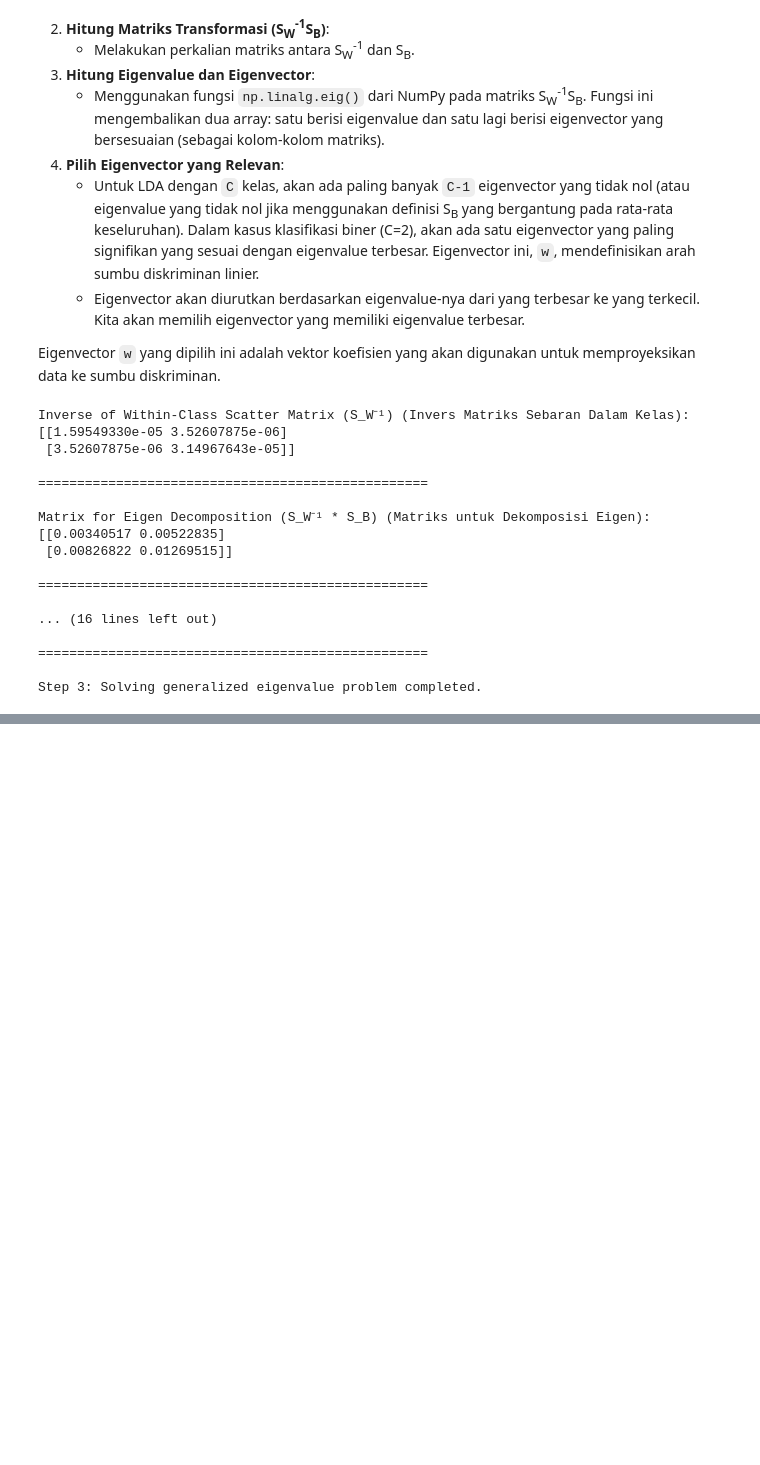
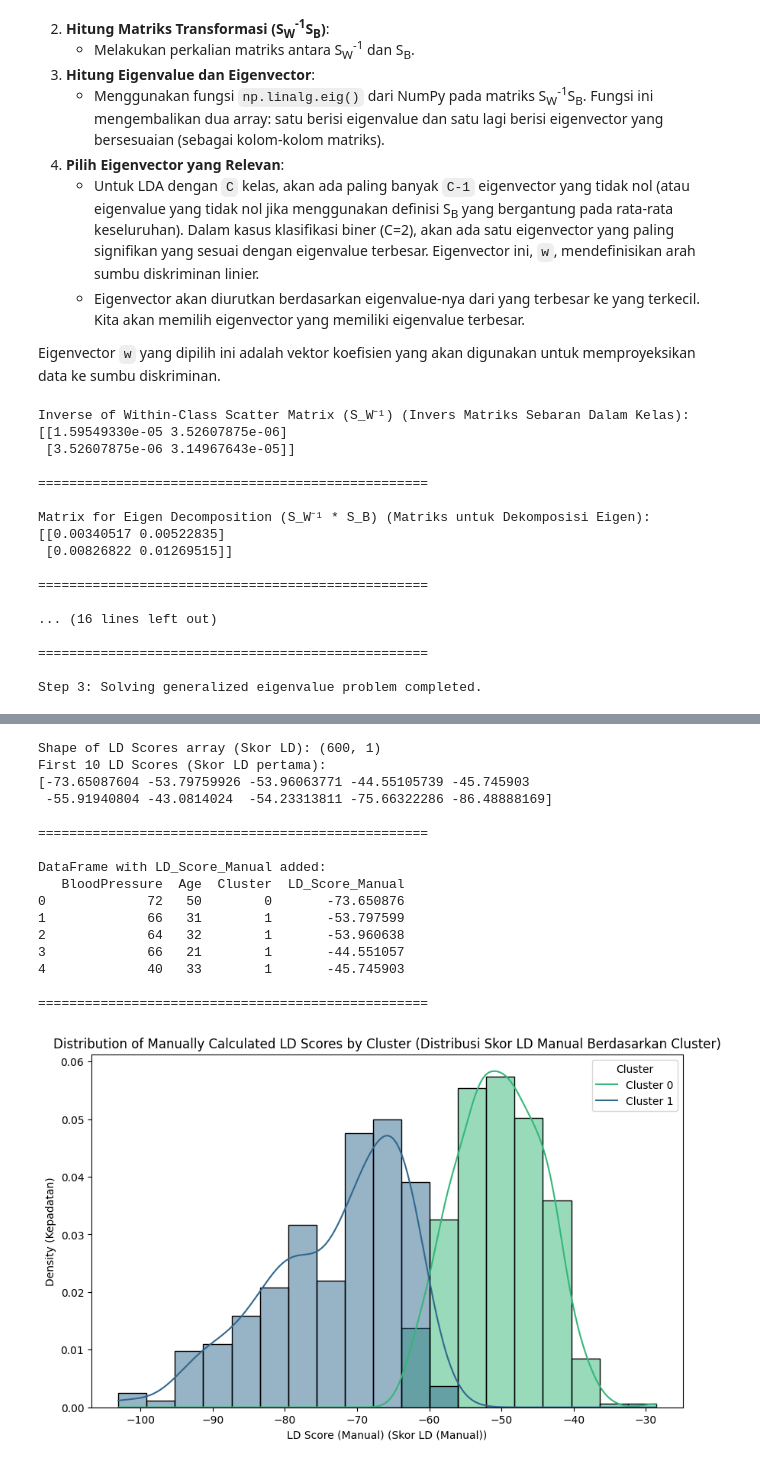
Before and after one commit to LatiefDataVisionary/multivariate-analysis-college-task, a Jupyter notebook: src/DiscriminantAnalysis_week12_manually.ipynb, the cells around one changed output, grey strips where cells are left out. Cells and saved outputs as stored; diff of their text form; code cells hidden in the pictures; blank space fills up the shorter version.

Commit message:
Step 6: Formulate the Discriminant Function and Classify Data (Rumuskan Fungsi Diskriminan dan Klasifikasikan Data)

```diff
--- a/src/DiscriminantAnalysis_week12_manually.ipynb
+++ b/src/DiscriminantAnalysis_week12_manually.ipynb
@@ -491,0 +507,56 @@ Step 3: Solving generalized eigenvalue problem completed.
+# %%
+# W_vector didapatkan dari langkah sebelumnya (eigenvector yang sesuai dengan eigenvalue terbesar)
+# features_X adalah array NumPy dari semua fitur (N x d)
+# W_vector adalah array NumPy (d x 1)
+
+# Pastikan W_vector telah dihitung pada langkah sebelumnya
+if 'W_vector' in globals() and W_vector is not None:
+    # Lakukan proyeksi data: features_X (N x d) dikalikan dengan W_vector (d x 1)
+    # Hasilnya adalah ld_scores (N x 1)
+    ld_scores = features_X.dot(W_vector)
+
+    # Untuk kemudahan analisis dan visualisasi, tambahkan ld_scores ke DataFrame df
+    df['LD_Score_Manual'] = ld_scores.flatten() # flatten() untuk mengubah array (N,1) menjadi (N,)
+
+    print(f"Shape of LD Scores array (Skor LD): {ld_scores.shape}")
+    print(f"First 10 LD Scores (Skor LD pertama):\n{ld_scores[:10].flatten()}") # Tampilkan 10 skor pertama
+    print("\n" + "="*50 + "\n")
+
+    print("DataFrame with LD_Score_Manual added:")
+    print(df.head())
+    print("\n" + "="*50 + "\n")
+
+    # Visualisasi distribusi LD Scores berdasarkan kelas (opsional, tapi sangat membantu)
+    # Ini mirip dengan yang dilakukan pada evaluasi model scikit-learn,
+    # tapi kali ini menggunakan skor yang dihitung manual.
+    import matplotlib.pyplot as plt
+    import seaborn as sns
+
+    plt.figure(figsize=(10, 6))
+    sns.histplot(data=df, x='LD_Score_Manual', hue=target_column_name, kde=True, palette='viridis', stat="density", common_norm=False)
+    plt.title('Distribution of Manually Calculated LD Scores by Cluster (Distribusi Skor LD Manual Berdasarkan Cluster)')
+    plt.xlabel('LD Score (Manual) (Skor LD (Manual))')
+    plt.ylabel('Density (Kepadatan)')
+    plt.legend(title=target_column_name, labels=[f'Cluster {val}' for val in sorted(df[target_column_name].unique())])
+    plt.show()
+
+else:
+    print("W_vector is not defined. Please ensure Step 3 was completed successfully.")
+# %% [output]
+Shape of LD Scores array (Skor LD): (600, 1)
+First 10 LD Scores (Skor LD pertama):
+[-73.65087604 -53.79759926 -53.96063771 -44.55105739 -45.745903
+ -55.91940804 -43.0814024  -54.23313811 -75.66322286 -86.48888169]
+
+==================================================
+
+DataFrame with LD_Score_Manual added:
+   BloodPressure  Age  Cluster  LD_Score_Manual
+0             72   50        0       -73.650876
+1             66   31        1       -53.797599
+2             64   32        1       -53.960638
+3             66   21        1       -44.551057
+4             40   33        1       -45.745903
+
+==================================================
+[figure, added]
```
Also changed, not shown: parts of 8 cells of this notebook.
